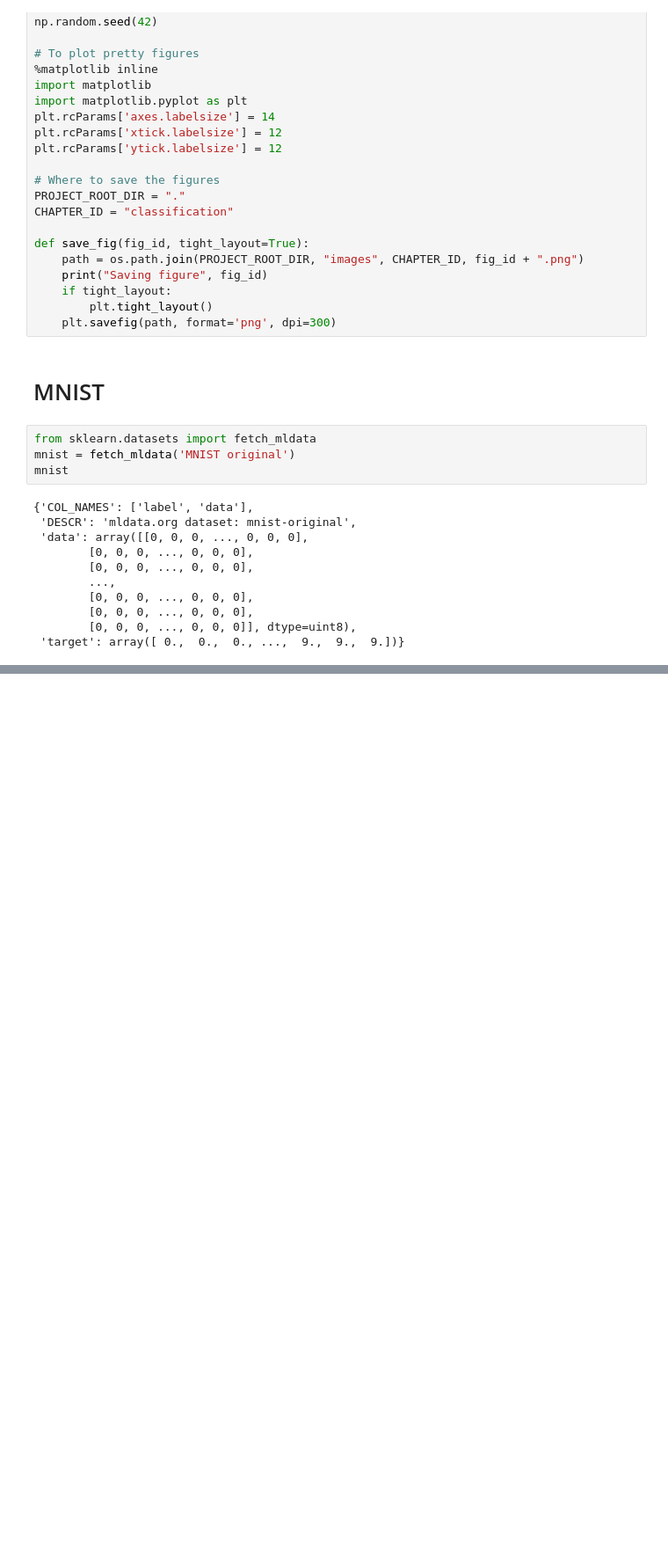
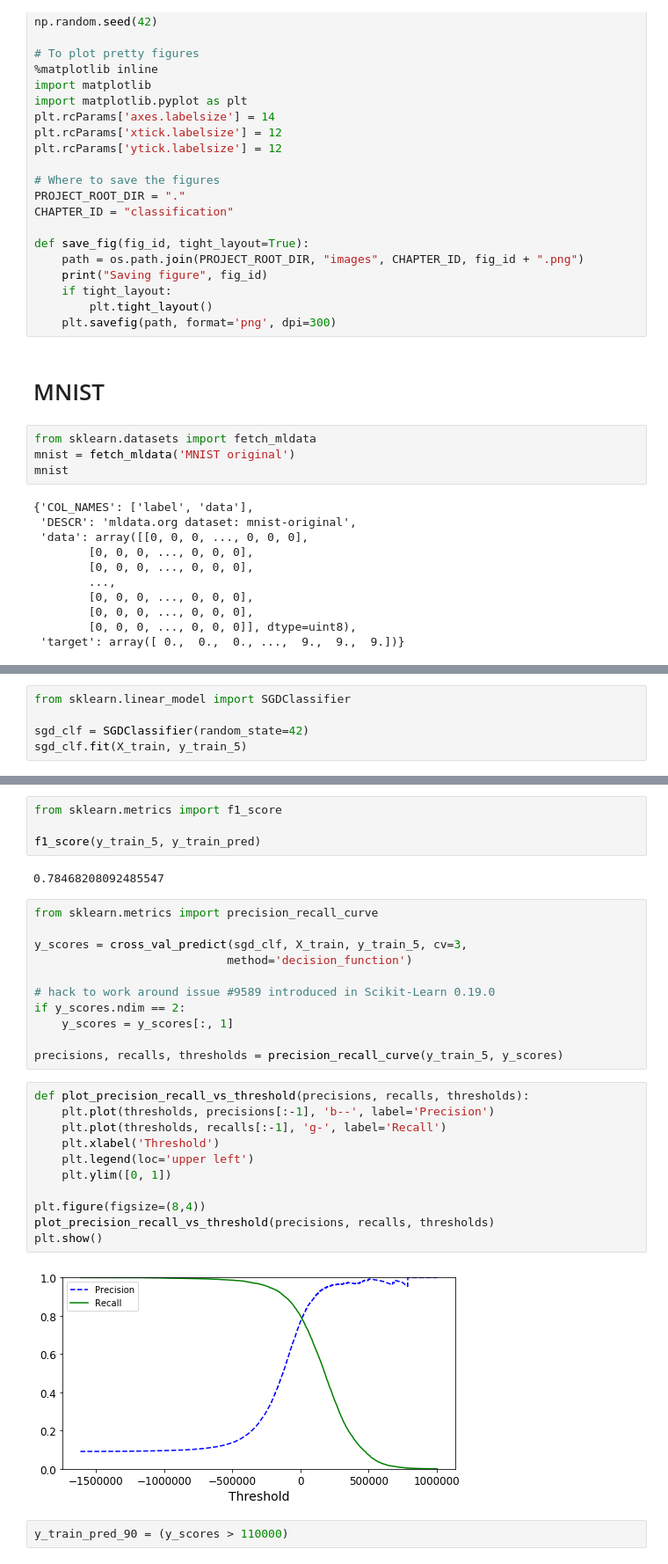
Before and after one commit to jkallioniemi/hands-on-ml-exercises, a Jupyter notebook: 3-classification/classification.ipynb, the cells around one changed output, grey strips where cells are left out. Shown: that part at 88% size. Cells and saved outputs as stored; diff of their text form; blank space fills up the shorter version.

```diff
--- a/3-classification/classification.ipynb
+++ b/3-classification/classification.ipynb
@@ -48,0 +82,5 @@ mnist
+# %%
+from sklearn.linear_model import SGDClassifier
+
+sgd_clf = SGDClassifier(random_state=42)
+sgd_clf.fit(X_train, y_train_5)
@@ -48,0 +155,32 @@ mnist
+# %%
+from sklearn.metrics import f1_score
+
+f1_score(y_train_5, y_train_pred)
+# %% [output]
+0.78468208092485547
+# %%
+from sklearn.metrics import precision_recall_curve
+
+y_scores = cross_val_predict(sgd_clf, X_train, y_train_5, cv=3,
+                            method='decision_function')
+
+# hack to work around issue #9589 introduced in Scikit-Learn 0.19.0
+if y_scores.ndim == 2:
+    y_scores = y_scores[:, 1]
+
+precisions, recalls, thresholds = precision_recall_curve(y_train_5, y_scores)
+# %%
+def plot_precision_recall_vs_threshold(precisions, recalls, thresholds):
+    plt.plot(thresholds, precisions[:-1], 'b--', label='Precision')
+    plt.plot(thresholds, recalls[:-1], 'g-', label='Recall')
+    plt.xlabel('Threshold')
+    plt.legend(loc='upper left')
+    plt.ylim([0, 1])
+
+plt.figure(figsize=(8,4))
+plot_precision_recall_vs_threshold(precisions, recalls, thresholds)
+plt.show()
+# %% [output]
+[figure, added]
+# %%
+y_train_pred_90 = (y_scores > 110000)
```
Also changed, not shown: parts of 25 cells of this notebook.
